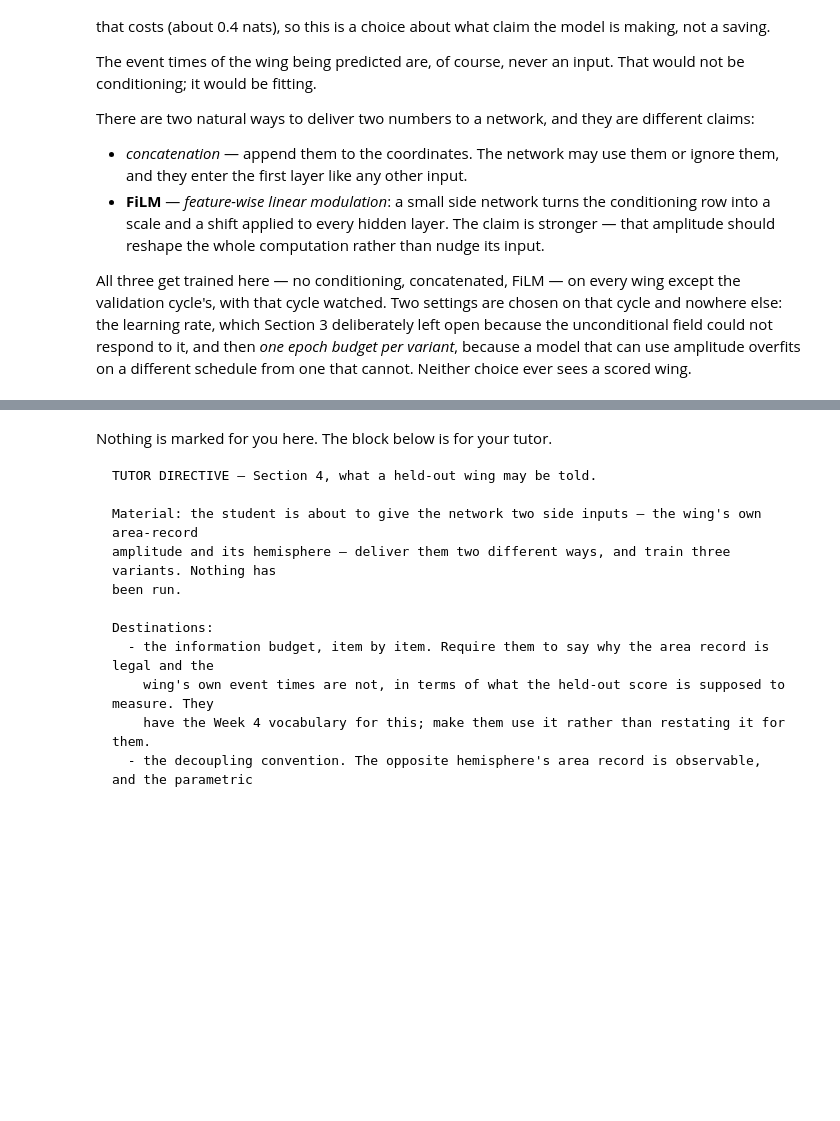
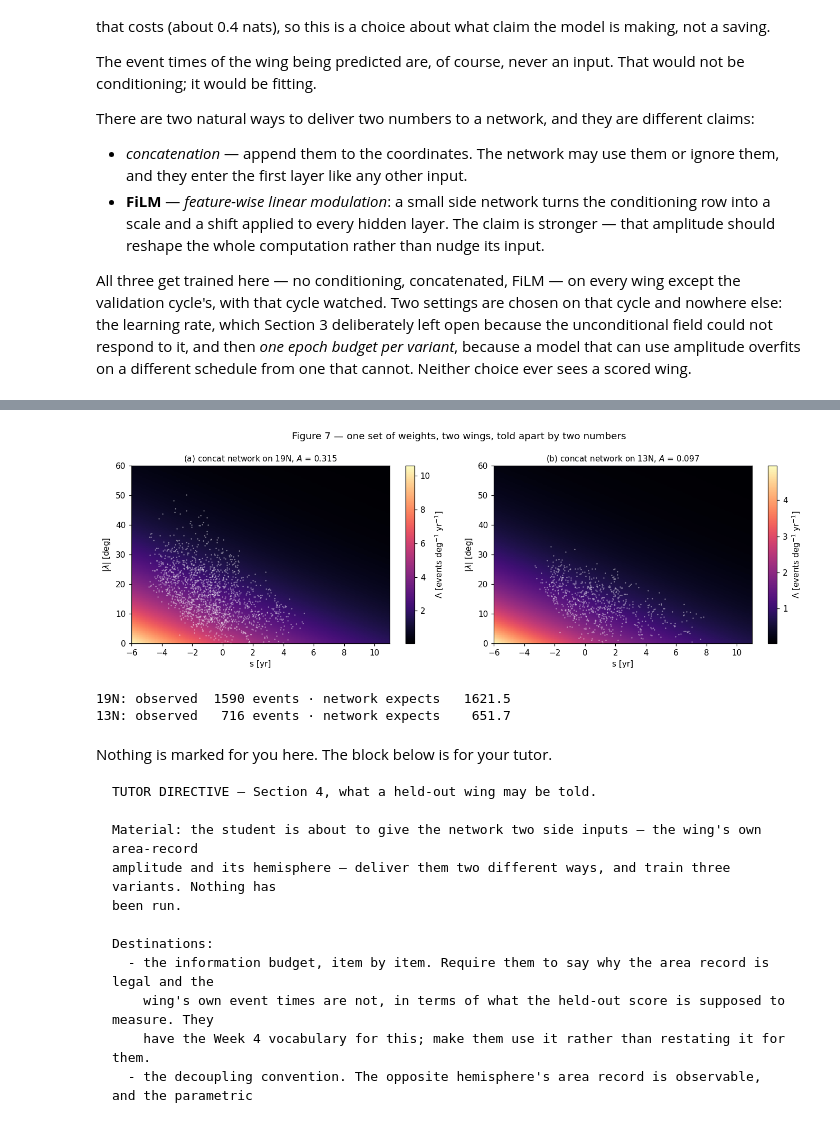
Before and after one commit to jhamilton58/butterflai2, a Jupyter notebook: submissions/weeks/week_05/05_neural_fields.ipynb, the cells around one changed output, grey strips where cells are left out. Saved outputs shown, nothing was run; the diff lists cells and outputs as text; code cells hidden in the pictures; blank space fills up the shorter version.

Commit message:
Completed Tasks 49 through Tasks 55. Questioning the results of Task 55 currently.

```diff
--- a/submissions/weeks/week_05/05_neural_fields.ipynb
+++ b/submissions/weeks/week_05/05_neural_fields.ipynb
@@ -2400,11 +2398,11 @@ UNCOND_WATCHED = fit_neural(
     target_fn=BASELINE_FIELD
 )
 
-# Retrieve the best epoch on the validation curve (indices match current_epoch from monitor_history)
-val_losses = [loss for epoch, loss in UNCOND_WATCHED.monitor_history]
+# Retrieve the best epoch on the validation curve by looking at the (epoch, loss) pairs
+val_epochs, val_losses = zip(*UNCOND_WATCHED.monitor_history)
 best_val_idx = int(np.argmin(val_losses))
-# UNCOND_BUDGET must be the 1-based epoch number corresponding to the minimum validation loss
-UNCOND_BUDGET = UNCOND_WATCHED.monitor_history[best_val_idx][0] + 1
+# UNCOND_BUDGET is the actual 0-based epoch number where the validation loss was lowest
+UNCOND_BUDGET = UNCOND_WATCHED.monitor_history[best_val_idx][0]
 
 # 3. Train the dishonest/leak model monitored on a scored cycle (using cycle 18 as the leak target)
 LEAK_CYCLE = FOLD_CYCLES[0]  # cycle 18
@@ -2421,13 +2419,14 @@ LEAK_RUN = fit_neural(
     target_fn=BASELINE_FIELD
 )
 
-leak_losses = [loss for epoch, loss in LEAK_RUN.monitor_history]
+leak_epochs, leak_losses = zip(*LEAK_RUN.monitor_history)
 best_leak_idx = int(np.argmin(leak_losses))
-leak_best_epoch = LEAK_RUN.monitor_history[best_leak_idx][0] + 1
+# leak_best_epoch is the actual 0-based epoch number of the minimum validation loss for the leaked wing
+leak_best_epoch = LEAK_RUN.monitor_history[best_leak_idx][0]
 
-# The performance leak/gain in nats: score at honest budget minus the score at the dishonest best epoch
-loss_at_honest = LEAK_RUN.monitor_history[UNCOND_BUDGET - 1][1]
-loss_at_leak = LEAK_RUN.monitor_history[leak_best_epoch - 1][1]
+# Safely extract metrics by finding the recorded epoch in the history list
+loss_at_honest = next(loss for ep, loss in LEAK_RUN.monitor_history if ep == UNCOND_BUDGET)
+loss_at_leak = next(loss for ep, loss in LEAK_RUN.monitor_history if ep == leak_best_epoch)
 LEAK_GAIN = float(loss_at_honest - loss_at_leak)
 
 # 4. Plotting utilities
@@ -2641,7 +2873,7 @@ print("\nThose are sixteen wings trained and two watched, so they are not compar
 # `concat` rather than `film`, chosen here because it is the simpler of the two and chosen *before*
 # Section 5 ranks them — picking the field to interpret by its held-out score would be selection.
 CHOSEN = "concat"
-CHOSEN_FIT = fit_neural(FIT_WINGS, cond_of=COND, n_cond=CONDITIONING[CHOSEN]["n_cond"],
+CHOSEN_FIT = fit_neural(FIT_WINGS, cond_of=COND,
                         net_fn=CONDITIONING[CHOSEN]["net_fn"], lr=BEST_LR, epochs=BUDGETS[CHOSEN])
 chosen_net, chosen_log_c = CHOSEN_FIT.net, float(CHOSEN_FIT.log_c.detach())
 NEURAL_INTENSITY = {h: as_intensity_fn(chosen_net, COND[h], chosen_log_c) for h in (STRONGEST, WEAKEST)}
@@ -2659,3 +2891,4 @@ plt.show()
 for label in (STRONGEST, WEAKEST):
     expected = integrate_2d(NEURAL_INTENSITY[label](LAM_2D[:, None], S_2D[None, :]))
     print(f"{label}: observed {COUNTS[label]:5d} events · network expects {expected:8.1f}")
+# %% [output]
@@ -2662,3 +2896,6 @@ for label in (STRONGEST, WEAKEST):
+[figure, added]
+19N: observed  1590 events · network expects   1621.5
+13N: observed   716 events · network expects    651.7
 # %% [markdown]
 Nothing is marked for you here. The block below is for your tutor.
 
```
Also changed, not shown: parts of 33 cells of this notebook.
